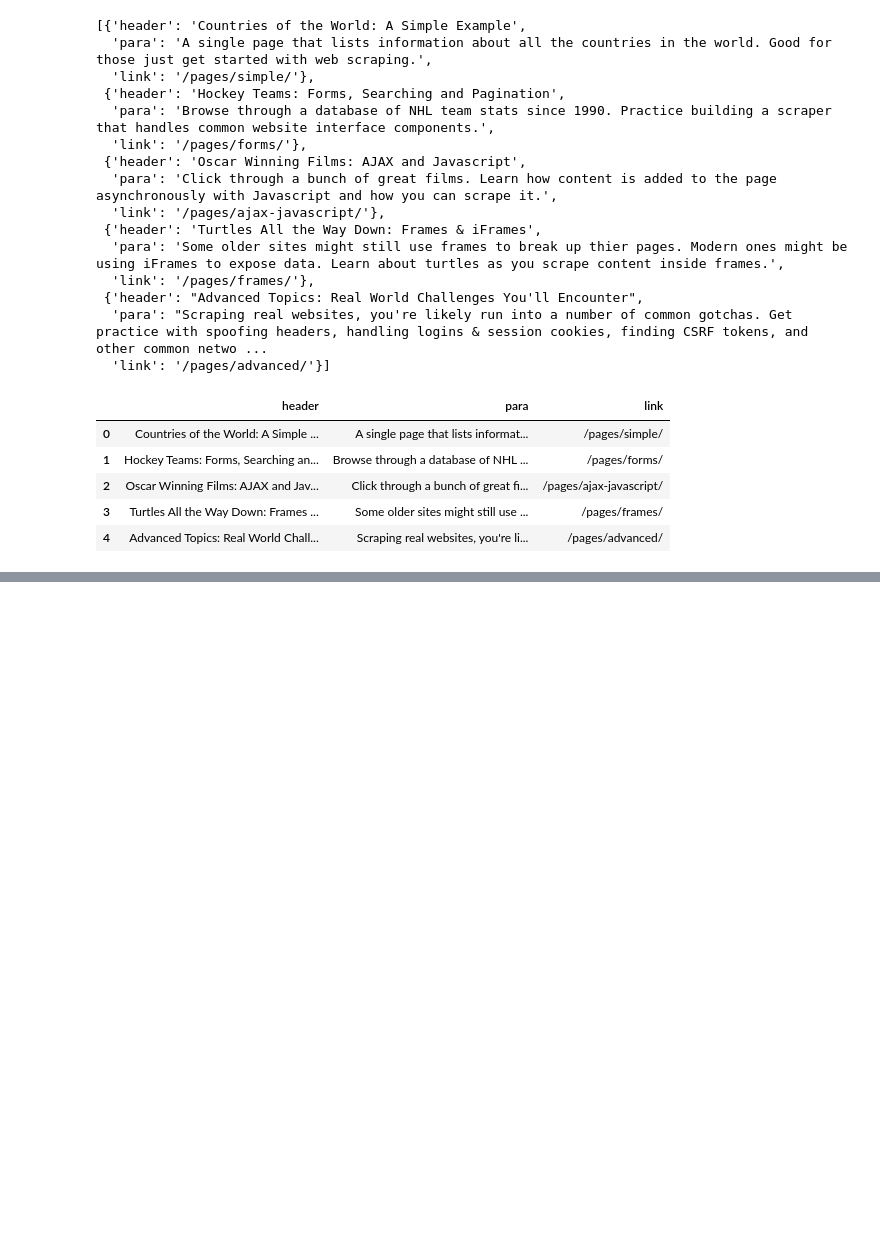
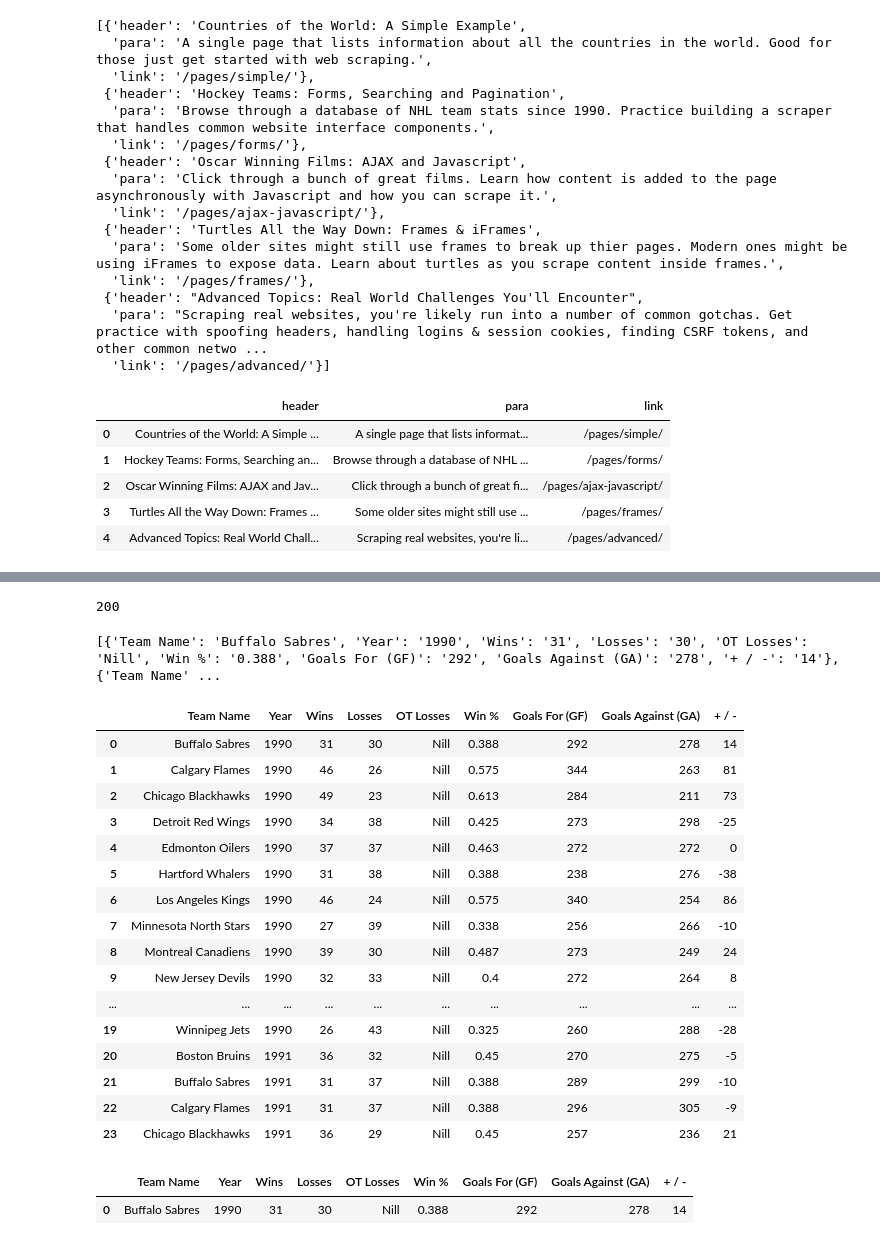
Before and after one commit to asifkasi/course-python-and-automation-by-kasi, a Jupyter notebook: Web Scraping/scrapethissite.ipynb, the cells around one changed output, grey strips where cells are left out. Cells and saved outputs as stored; diff of their text form; code cells hidden in the pictures; blank space fills up the shorter version.

```diff
--- a/Web Scraping/scrapethissite.ipynb
+++ b/Web Scraping/scrapethissite.ipynb
@@ -74,0 +259,72 @@ df.to_csv("data of scrapethissite.csv",index=False)
+# %%
+import requests
+from bs4 import BeautifulSoup
+import pandas as pd
+r=requests.get('https://www.scrapethissite.com/pages/forms/')
+print(r.status_code)
+soup=BeautifulSoup(r.text,'html.parser')
+# %% [output]
+200
+# %%
+
+web=soup.find_all('tr',class_='team')
+list = []
+for table in web[1:]:
+    dic={
+        'Team Name':'',
+        'Year':'',
+        'Wins':'',
+        'Losses':'',
+        'OT Losses':'Nill',
+        'Win %':'',
+        'Goals For (GF)':'',
+        'Goals Against (GA)':'',
+        '+ / -':'',
+    }
+    dic['Team Name']=table.find('td',class_='name').text.strip()
+    dic['Year']=table.find('td',class_='year').text.strip()
+    dic['Wins']=table.find('td',class_='wins').text.strip()
+    dic['Losses']=table.find('td',class_='losses').text.strip()
+
+    try:
+        dic['Win %']=table.find('td',class_='pct text-success').text.strip()
+    except:
+        dic['Win %']=table.find('td',class_='pct text-danger').text.strip()
+
+    dic['Goals For (GF)']=table.find('td',class_='gf').text.strip()
+    dic['Goals Against (GA)']=table.find('td',class_='ga').text.strip()
+    # dic['+ / -']=table.find('td',class_='diff text-success').text.strip()
+    dic['+ / -']=table.find('td',class_='diff').text.strip()
+
+    # print(dic)
+    # list.append(dic.copy())
+    list.append(dic)
+print(list)
+# %% [output]
+[{'Team Name': 'Buffalo Sabres', 'Year': '1990', 'Wins': '31', 'Losses': '30', 'OT Losses': 'Nill', 'Win %': '0.388', 'Goals For (GF)': '292', 'Goals Against (GA)': '278', '+ / -': '14'}, {'Team Name' ...
+# %%
+df = pd.DataFrame(list)
+df
+# %% [output]
+|  | Team Name | Year | Wins | Losses | OT Losses | Win % | Goals For (GF) | Goals Against (GA) | + / - |
+| 0 | Buffalo Sabres | 1990 | 31 | 30 | Nill | 0.388 | 292 | 278 | 14 |
+| 1 | Calgary Flames | 1990 | 46 | 26 | Nill | 0.575 | 344 | 263 | 81 |
+| 2 | Chicago Blackhawks | 1990 | 49 | 23 | Nill | 0.613 | 284 | 211 | 73 |
+| 3 | Detroit Red Wings | 1990 | 34 | 38 | Nill | 0.425 | 273 | 298 | -25 |
+| 4 | Edmonton Oilers | 1990 | 37 | 37 | Nill | 0.463 | 272 | 272 | 0 |
+| 5 | Hartford Whalers | 1990 | 31 | 38 | Nill | 0.388 | 238 | 276 | -38 |
+| 6 | Los Angeles Kings | 1990 | 46 | 24 | Nill | 0.575 | 340 | 254 | 86 |
+| 7 | Minnesota North Stars | 1990 | 27 | 39 | Nill | 0.338 | 256 | 266 | -10 |
+| 8 | Montreal Canadiens | 1990 | 39 | 30 | Nill | 0.487 | 273 | 249 | 24 |
+| 9 | New Jersey Devils | 1990 | 32 | 33 | Nill | 0.4 | 272 | 264 | 8 |
+| ... | ... | ... | ... | ... | ... | ... | ... | ... | ... |
+| 19 | Winnipeg Jets | 1990 | 26 | 43 | Nill | 0.325 | 260 | 288 | -28 |
+| 20 | Boston Bruins | 1991 | 36 | 32 | Nill | 0.45 | 270 | 275 | -5 |
+| 21 | Buffalo Sabres | 1991 | 31 | 37 | Nill | 0.388 | 289 | 299 | -10 |
+| 22 | Calgary Flames | 1991 | 31 | 37 | Nill | 0.388 | 296 | 305 | -9 |
+| 23 | Chicago Blackhawks | 1991 | 36 | 29 | Nill | 0.45 | 257 | 236 | 21 |
+# %%
+df.head(1)
+# %% [output]
+|  | Team Name | Year | Wins | Losses | OT Losses | Win % | Goals For (GF) | Goals Against (GA) | + / - |
+| 0 | Buffalo Sabres | 1990 | 31 | 30 | Nill | 0.388 | 292 | 278 | 14 |
```
Also changed, not shown: parts of 16 cells of this notebook, 2 other files.
